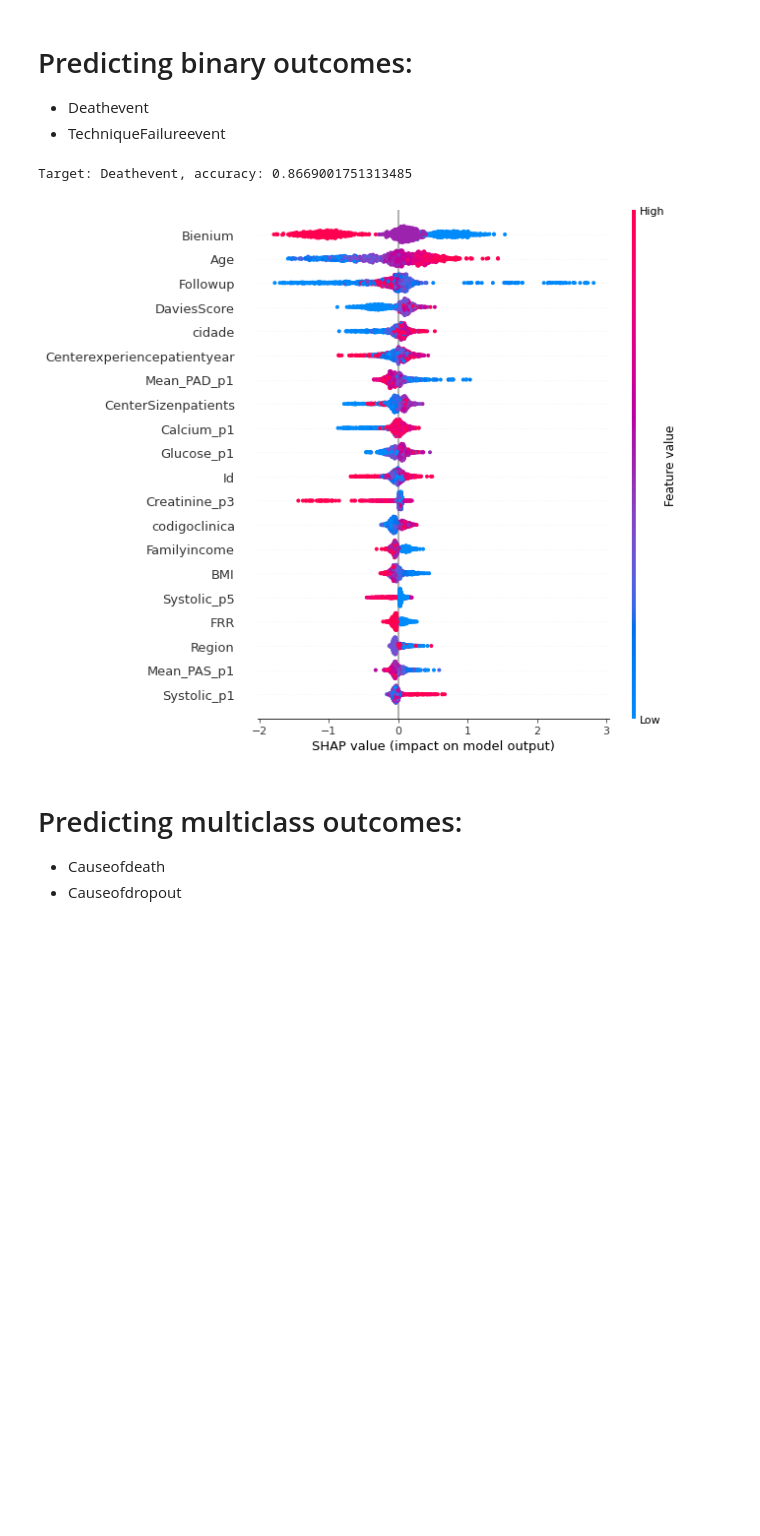
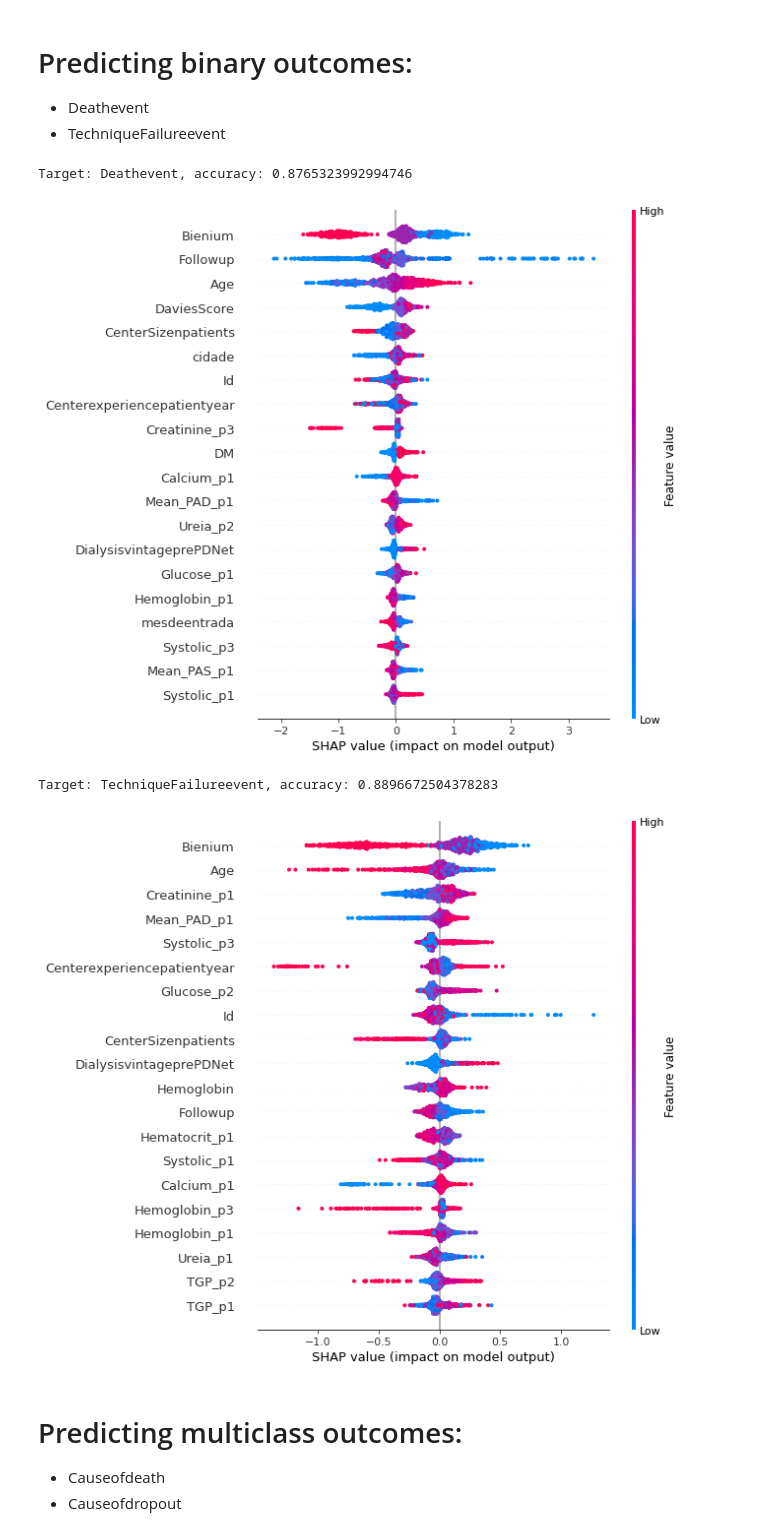
Before and after one commit to YitingZhang1997/MIDAS_Project_2020, a Jupyter notebook: Data_Exploration_CauseofDeath_Classification.ipynb, the cells around one changed output. Saved outputs shown, nothing was run; the diff lists cells and outputs as text; code cells hidden in the pictures; blank space fills up the shorter version.

Commit message:
tuned hyperparameters of xgboost model and improved accuracy

```diff
--- a/Data_Exploration_CauseofDeath_Classification.ipynb
+++ b/Data_Exploration_CauseofDeath_Classification.ipynb
@@ -222,37 +222,39 @@ for target in targets:
     base_data = df_selected
 
     y = base_data[target]
     X = base_data.drop(columns=['Deathevent', 'Causeofdeath',\
                                 'TechniqueFailureevent', 'nome_cidade',\
                                 'DataincioPDNEt','TechFailureDeathnotcens',\
                                 'CRTechniqueFailure','CRDeath',\
                                 'Causeofdropout','Dropoutsim1',\
                                 'Anodesada','mesdesaida','anodeentrada',\
                                 'CODPAX']) # X is based on patients' personal information
 
     # Split data into train and test subsets
     X_train, X_test, y_train, y_test = train_test_split(
         X, y, test_size=0.2, shuffle=True, random_state=None)
 
     # train XGBoost modelm
     model = xgboost.XGBClassifier(
         learning_rate =0.1,
-        max_depth=10,
-        min_child_weight=2)
+        max_depth=8,
+        min_child_weight=3)
     model.fit(X_train, y_train)
 
     y_pred = model.predict(X_test)
     normalised_accuracy = accuracy_score(y_test, y_pred)
 
     print(f"Target: {target}, accuracy: {normalised_accuracy}")
 
     explainer = shap.TreeExplainer(model)
     shap_values = explainer.shap_values(X_test)
 
     shap.summary_plot(shap_values, X_test)
 # %% [output]
-Target: Deathevent, accuracy: 0.8669001751313485
+Target: Deathevent, accuracy: 0.8765323992994746
-[figure, old version]
+[figure, new version]
+Target: TechniqueFailureevent, accuracy: 0.8896672504378283
+[figure, added]
 # %% [markdown]
 # Predicting multiclass outcomes:
 
```
